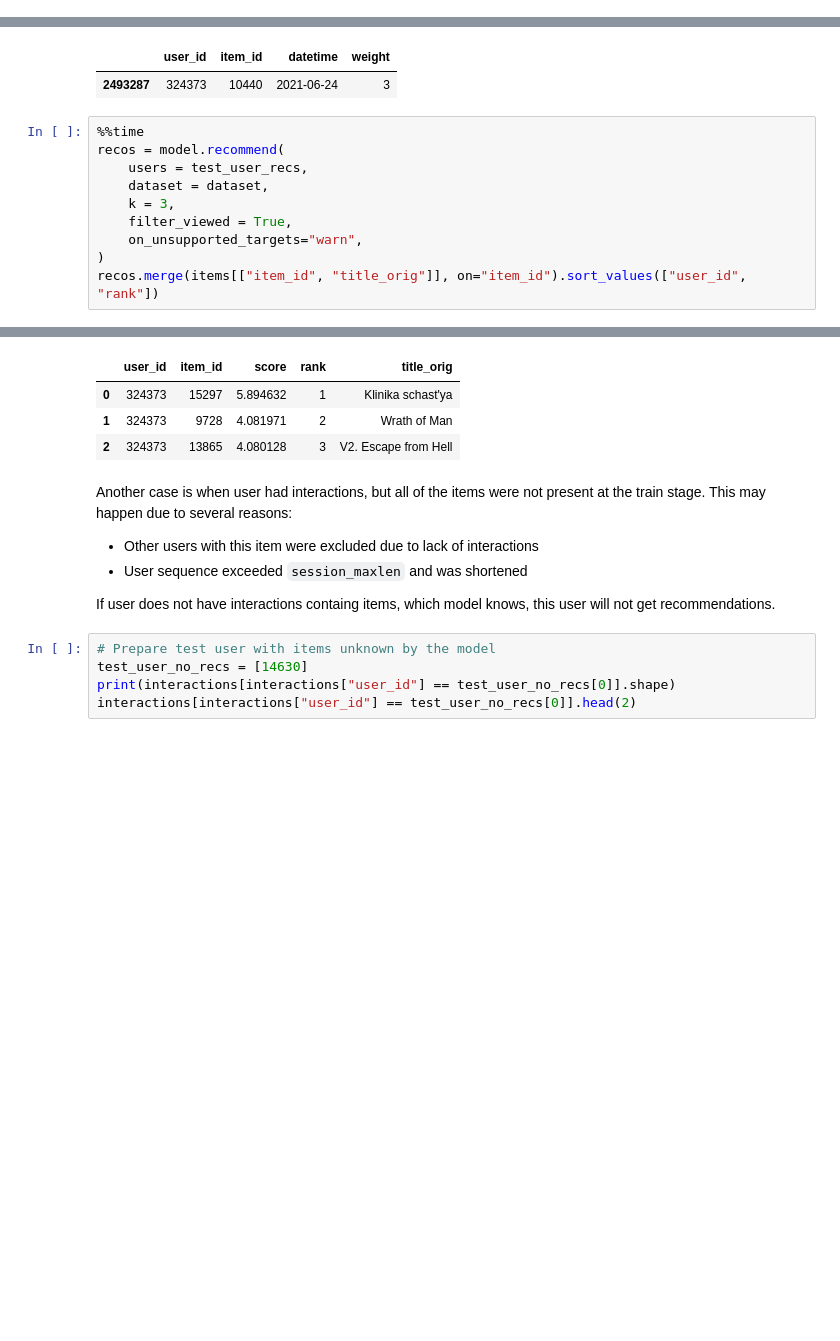
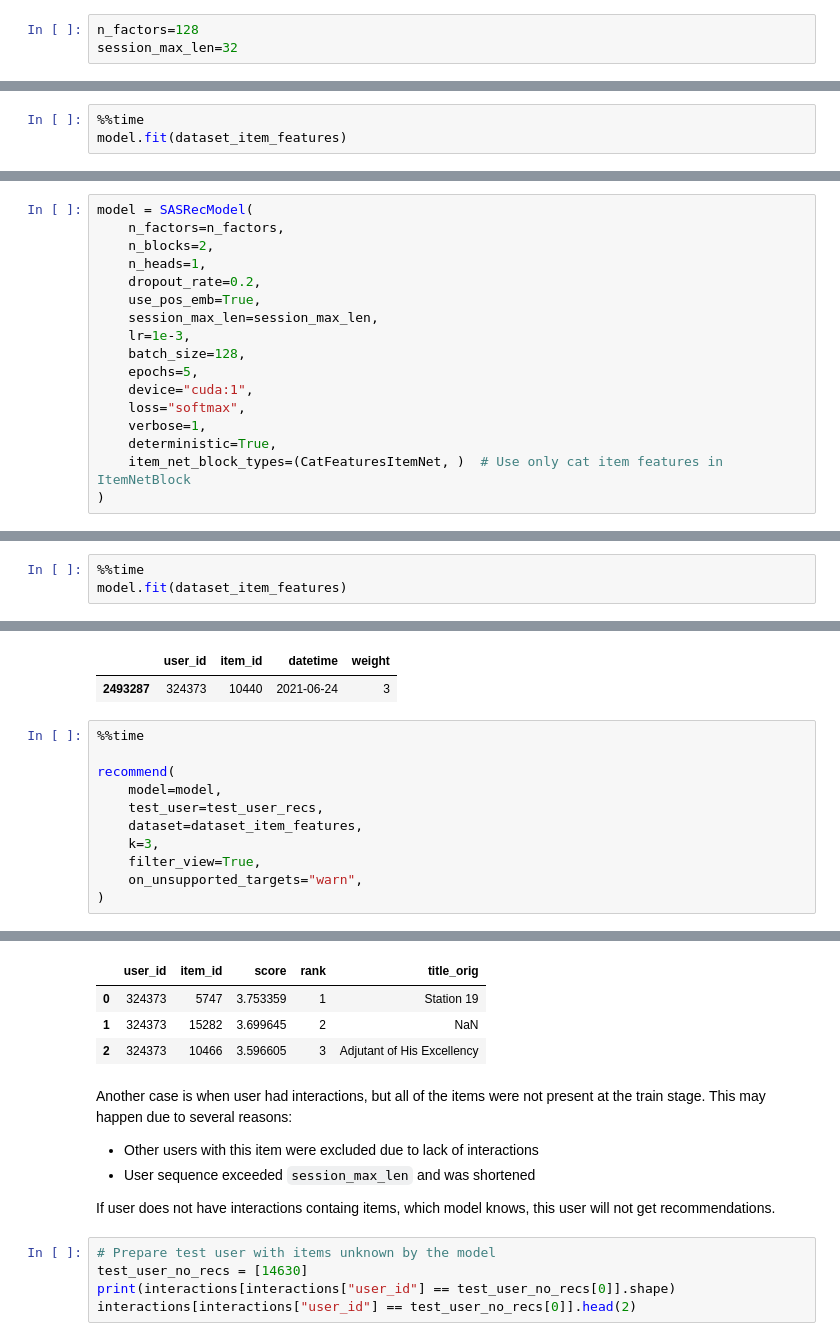
Before and after one commit to MobileTeleSystems/RecTools, a Jupyter notebook: examples/tutorials/sasrec_tutorial.ipynb, the cells around one changed output, grey strips where cells are left out. Saved outputs shown, nothing was run; the diff lists cells and outputs as text; blank space fills up the shorter version.

Commit message:
Feature/categories in item net (#191)

```diff
--- a/examples/tutorials/sasrec_tutorial.ipynb
+++ b/examples/tutorials/sasrec_tutorial.ipynb
@@ -140,0 +183,3 @@ interactions[interactions["user_id"] == test_user[0]].head(2)
+# %%
+n_factors=128
+session_max_len=32
@@ -202,0 +283,3 @@ Wall time: 342 ms
+# %%
+%%time
+model.fit(dataset_item_features)
@@ -202,0 +321,17 @@ Wall time: 342 ms
+# %%
+model = SASRecModel(
+    n_factors=n_factors,
+    n_blocks=2,
+    n_heads=1,
+    dropout_rate=0.2,
+    use_pos_emb=True,
+    session_max_len=session_max_len,
+    lr=1e-3,
+    batch_size=128,
+    epochs=5,
+    device="cuda:1",
+    loss="softmax",
+    verbose=1,
+    deterministic=True,
+    item_net_block_types=(CatFeaturesItemNet, )  # Use only cat item features in ItemNetBlock
+)
@@ -202,0 +344,3 @@ Wall time: 342 ms
+# %%
+%%time
+model.fit(dataset_item_features)
@@ -216,12 +393,13 @@ interactions[interactions["user_id"] == test_user_recs[0]]
 | 2493287 | 324373 | 10440 | 2021-06-24 | 3 |
 # %%
 %%time
-recos = model.recommend(
-    users = test_user_recs,
-    dataset = dataset,
-    k = 3,
-    filter_viewed = True,
+
+recommend(
+    model=model,
+    test_user=test_user_recs,
+    dataset=dataset_item_features,
+    k=3,
+    filter_view=True,
     on_unsupported_targets="warn",
 )
-recos.merge(items[["item_id", "title_orig"]], on="item_id").sort_values(["user_id", "rank"])
 # %% [output]
@@ -230,11 +408,11 @@ Wall time: 97.7 ms
 |  | user_id | item_id | score | rank | title_orig |
-| 0 | 324373 | 15297 | 5.894632 | 1 | Klinika schast'ya |
-| 1 | 324373 | 9728 | 4.081971 | 2 | Wrath of Man |
-| 2 | 324373 | 13865 | 4.080128 | 3 | V2. Escape from Hell |
+| 0 | 324373 | 5747 | 3.753359 | 1 | Station 19 |
+| 1 | 324373 | 15282 | 3.699645 | 2 | NaN |
+| 2 | 324373 | 10466 | 3.596605 | 3 | Adjutant of His Excellency |
 # %% [markdown]
 Another case is when user had interactions, but all of the items were not present at the train stage. This may happen due to several reasons:
 * Other users with this item were excluded due to lack of interactions
-* User sequence exceeded `session_maxlen` and was shortened
+* User sequence exceeded `session_max_len` and was shortened
 
 If user does not have interactions containg items, which model knows, this user will not get recommendations.
 # %%
```
Also changed, not shown: parts of 24 cells of this notebook, 3 other files.
